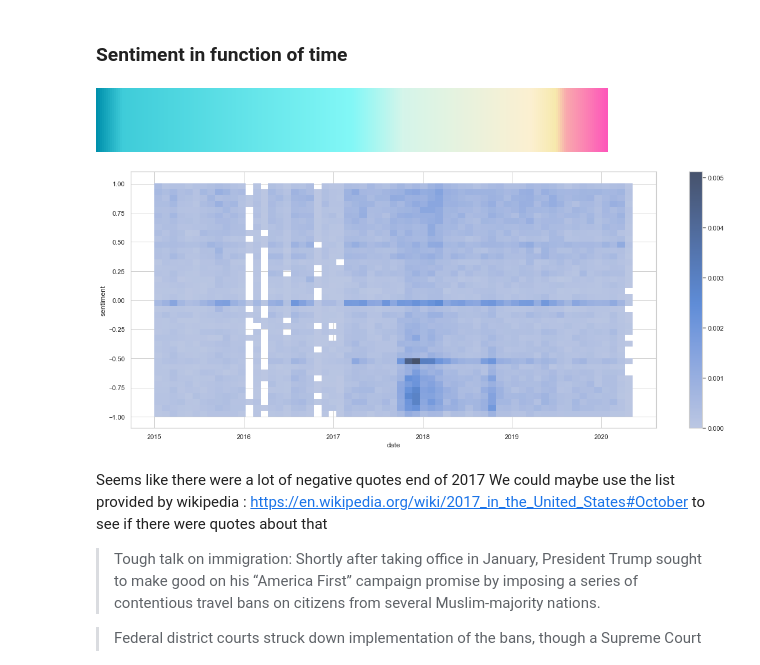
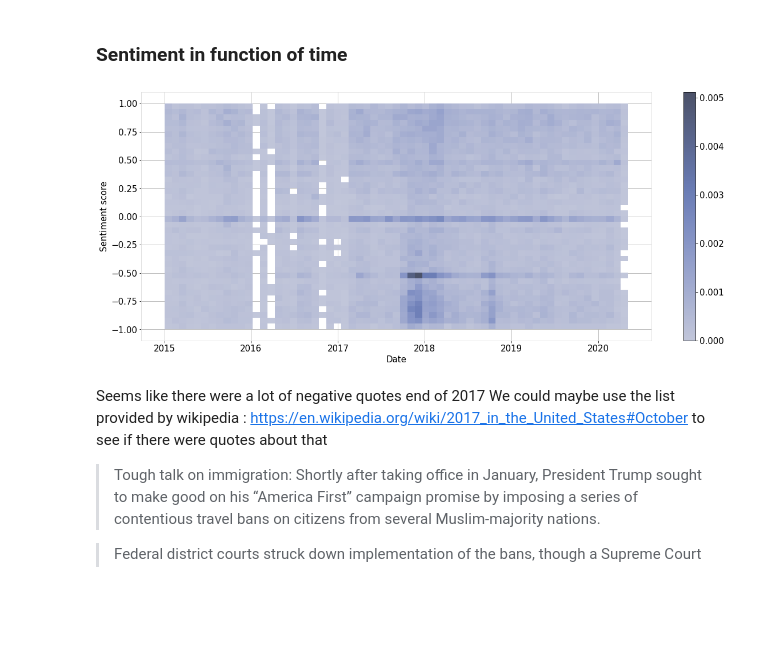
Before and after one commit to epfl-ada/ada-2021-project-concatsanddogs, a Jupyter notebook: Milestone_3_RQ4_sentiment_analysis.ipynb, the cells around one changed output. Saved outputs shown, nothing was run; the diff lists cells and outputs as text; code cells hidden in the pictures; blank space fills up the shorter version.

```diff
--- a/Milestone_3_RQ4_sentiment_analysis.ipynb
+++ b/Milestone_3_RQ4_sentiment_analysis.ipynb
@@ -54,8 +56,8 @@ import spacy, nltk, gensim, sklearn
 import vaderSentiment
 from vaderSentiment.vaderSentiment import SentimentIntensityAnalyzer
 # %%
-sns.set_theme() # sns.set_theme(rc={'figure.figsize':(20,3)})
-sns.set_style("whitegrid")
+#sns.set_theme() # sns.set_theme(rc={'figure.figsize':(20,3)})
+#sns.set_style("whitegrid")
 # %%
 PATH_GENERATED_DATA = 'generated_data/'
 # %% [markdown]
@@ -254,7 +208,3 @@ colormap = get_continuous_cmap(hex_list, float_list=[0, 0.05, 0.5, 0.6, 0.85, 0.
-# %%
-colormap
-# %% [output]
-[figure, removed]
 # %%
 import matplotlib.cm
 import matplotlib.colors
@@ -265,10 +211,31 @@ cpal = sns.color_palette("mycolormap2")
+# %%
+sns.set_palette(sns.color_palette(['#58699D']))
 # %%
-plt.figure(figsize=(20,8))
-sns.histplot(df[['date','sentiment']], x="date", y="sentiment", stat='proportion',cbar=True,binwidth=(31,0.05),palette=cpal) # `count` `frequency`
+fig, ax = plt.subplots()
+ax = sns.histplot(df[['date','sentiment']], x="date", y="sentiment",
+                  stat='proportion',cbar=True,binwidth=(31,0.05)) # `count` `frequency`
+mpl.rcParams['font.sans-serif'] = 'Lato' # Just write the name of the font
+plt.rcParams['font.size'] = 15
+
+fig.set_size_inches(20,8)
+#plt.figure(figsize=(20,8))
+
+ax.spines['bottom'].set_color('#dddddd')
+ax.spines['top'].set_color('#dddddd')
+ax.spines['right'].set_color('#dddddd')
+ax.spines['left'].set_color('#dddddd')
+
+plt.xlabel('Date')
+plt.ylabel('Sentiment score')
+
+#ax.set_visible(False)
+
+plt.grid(visible=True)
+ax.set_axisbelow(True) # set grid lines behind
 plt.savefig("./img/sentiment_heatmap.jpg",dpi=400)
 plt.show()
 # %% [output]
-[figure, old version]
+[figure, new version]
 # %% [markdown]
 Seems like there were a lot of negative quotes end of 2017
 We could maybe use the list provided by wikipedia : https://en.wikipedia.org/wiki/2017_in_the_United_States#October to see if there were quotes about that
```
Also changed, not shown: parts of 9 cells of this notebook, 3 other files.
